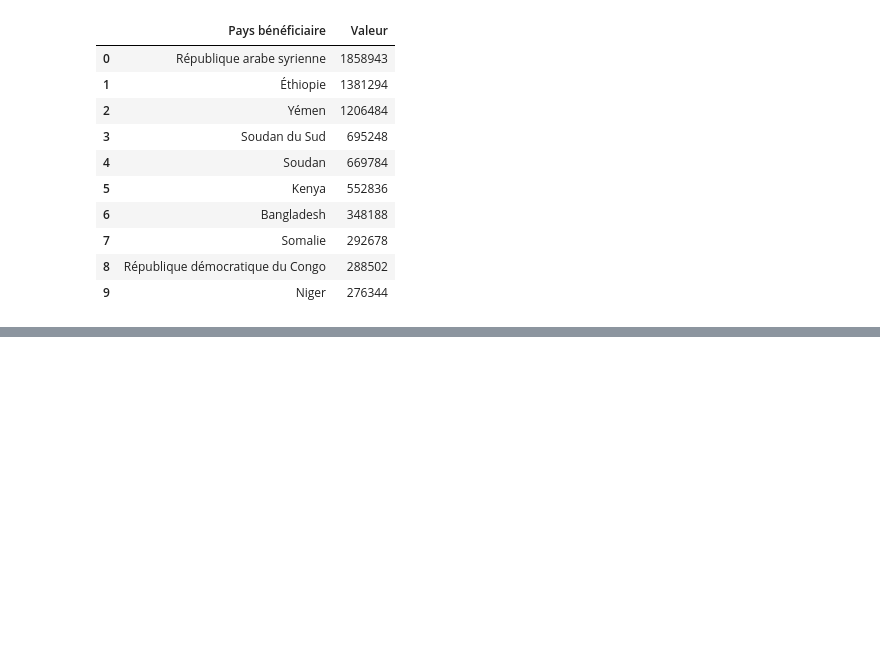
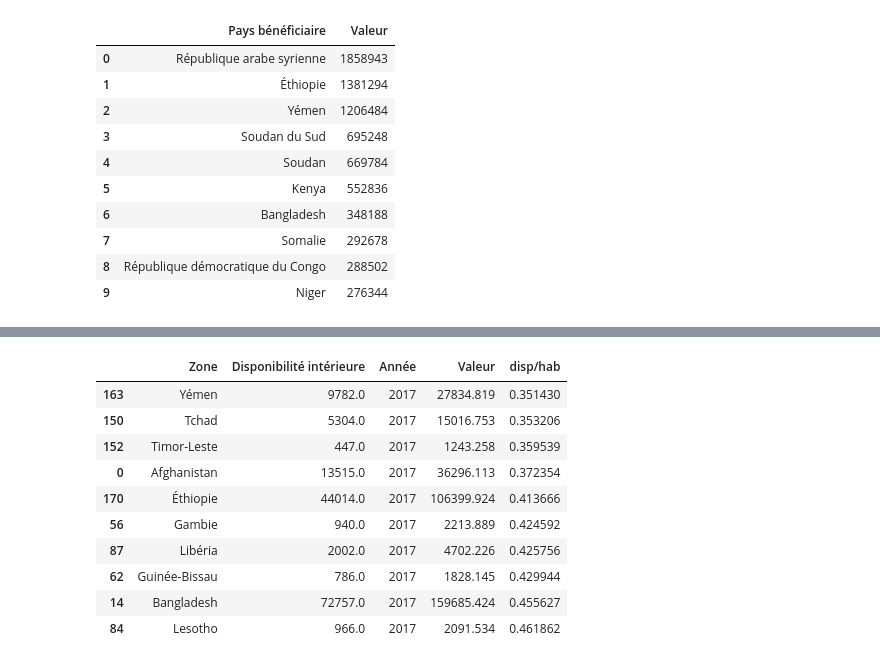
Before and after one commit to Valeeew/P4, a Jupyter notebook: etude_sante_publique.ipynb, the cells around one changed output, grey strips where cells are left out. Drawn from its saved outputs; the diff is of its cells as text; code cells hidden in the pictures; blank space fills up the shorter version.

```diff
--- a/etude_sante_publique.ipynb
+++ b/etude_sante_publique.ipynb
@@ -252,0 +292,14 @@ df_aa.groupby(["Pays bénéficiaire"])["Valeur"].sum().sort_values(ascending = F
+# %%
+df2.sort_values(by = "disp/hab" ,ascending = True).head(10)
+# %% [output]
+|  | Zone | Disponibilité intérieure | Année | Valeur | disp/hab |
+| 163 | Yémen | 9782.0 | 2017 | 27834.819 | 0.351430 |
+| 150 | Tchad | 5304.0 | 2017 | 15016.753 | 0.353206 |
+| 152 | Timor-Leste | 447.0 | 2017 | 1243.258 | 0.359539 |
+| 0 | Afghanistan | 13515.0 | 2017 | 36296.113 | 0.372354 |
+| 170 | Éthiopie | 44014.0 | 2017 | 106399.924 | 0.413666 |
+| 56 | Gambie | 940.0 | 2017 | 2213.889 | 0.424592 |
+| 87 | Libéria | 2002.0 | 2017 | 4702.226 | 0.425756 |
+| 62 | Guinée-Bissau | 786.0 | 2017 | 1828.145 | 0.429944 |
+| 14 | Bangladesh | 72757.0 | 2017 | 159685.424 | 0.455627 |
+| 84 | Lesotho | 966.0 | 2017 | 2091.534 | 0.461862 |
```
Also changed, not shown: parts of 7 cells of this notebook.
